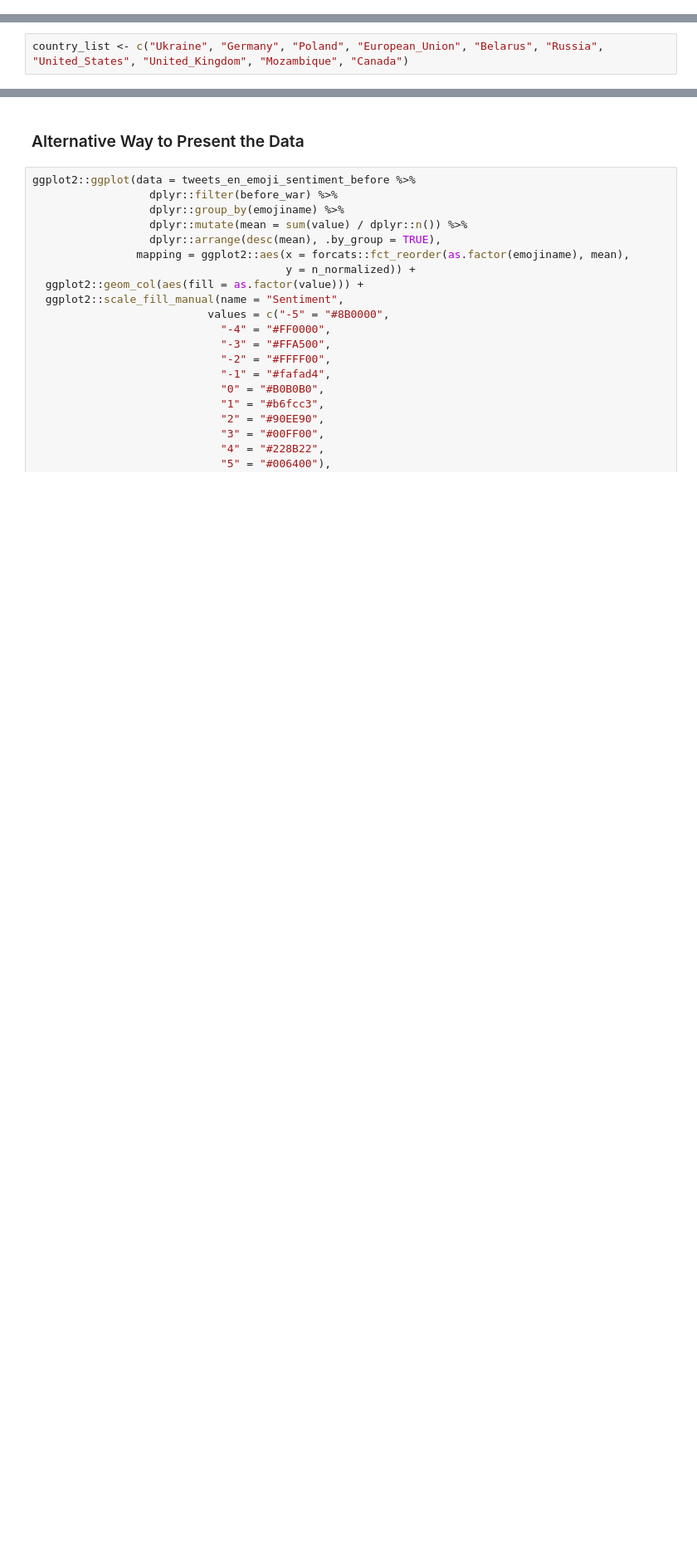
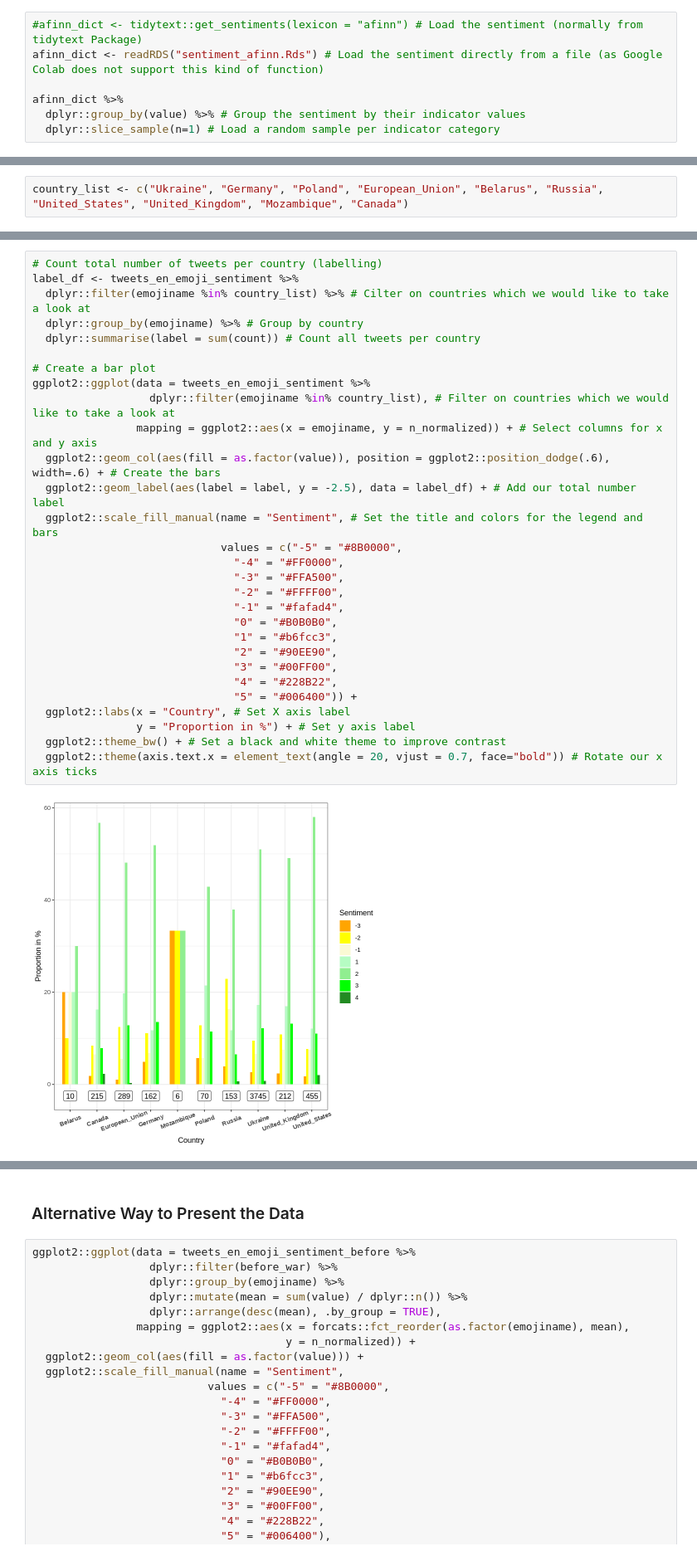
Before and after one commit to andreaskuepfer/data-analysis-visualization-lecture, a Jupyter notebook: Data_Analysis_Guest_Lecture.ipynb, the cells around one changed output, grey strips where cells are left out. Shown: that part at 83% size. Drawn from its saved outputs; the diff is of its cells as text; blank space fills up the shorter version.

```diff
--- a/Data_Analysis_Guest_Lecture.ipynb
+++ b/Data_Analysis_Guest_Lecture.ipynb
@@ -61,0 +97,7 @@ afinn_dict %>%
+# %%
+#afinn_dict <- tidytext::get_sentiments(lexicon = "afinn") # Load the sentiment (normally from tidytext Package)
+afinn_dict <- readRDS("sentiment_afinn.Rds") # Load the sentiment directly from a file (as Google Colab does not support this kind of function)
+
+afinn_dict %>%
+  dplyr::group_by(value) %>% # Group the sentiment by their indicator values
+  dplyr::slice_sample(n=1) # Load a random sample per indicator category
@@ -104,0 +220,31 @@ country_list <- c("Ukraine", "Germany", "Poland", "European_Union", "Belarus", "
+# %%
+# Count total number of tweets per country (labelling)
+label_df <- tweets_en_emoji_sentiment %>%
+  dplyr::filter(emojiname %in% country_list) %>% # Cilter on countries which we would like to take a look at
+  dplyr::group_by(emojiname) %>% # Group by country
+  dplyr::summarise(label = sum(count)) # Count all tweets per country
+
+# Create a bar plot
+ggplot2::ggplot(data = tweets_en_emoji_sentiment %>%
+                  dplyr::filter(emojiname %in% country_list), # Filter on countries which we would like to take a look at
+                mapping = ggplot2::aes(x = emojiname, y = n_normalized)) + # Select columns for x and y axis
+  ggplot2::geom_col(aes(fill = as.factor(value)), position = ggplot2::position_dodge(.6), width=.6) + # Create the bars
+  ggplot2::geom_label(aes(label = label, y = -2.5), data = label_df) + # Add our total number label
+  ggplot2::scale_fill_manual(name = "Sentiment", # Set the title and colors for the legend and bars
+                             values = c("-5" = "#8B0000",
+                               "-4" = "#FF0000",
+                               "-3" = "#FFA500",
+                               "-2" = "#FFFF00",
+                               "-1" = "#fafad4",
+                               "0" = "#B0B0B0",
+                               "1" = "#b6fcc3",
+                               "2" = "#90EE90",
+                               "3" = "#00FF00",
+                               "4" = "#228B22",
+                               "5" = "#006400")) +
+  ggplot2::labs(x = "Country", # Set X axis label
+                y = "Proportion in %") + # Set y axis label
+  ggplot2::theme_bw() + # Set a black and white theme to improve contrast
+  ggplot2::theme(axis.text.x = element_text(angle = 20, vjust = 0.7, face="bold")) # Rotate our x axis ticks
+# %% [output]
+[figure, added]
```
Also changed, not shown: parts of 33 cells of this notebook.
